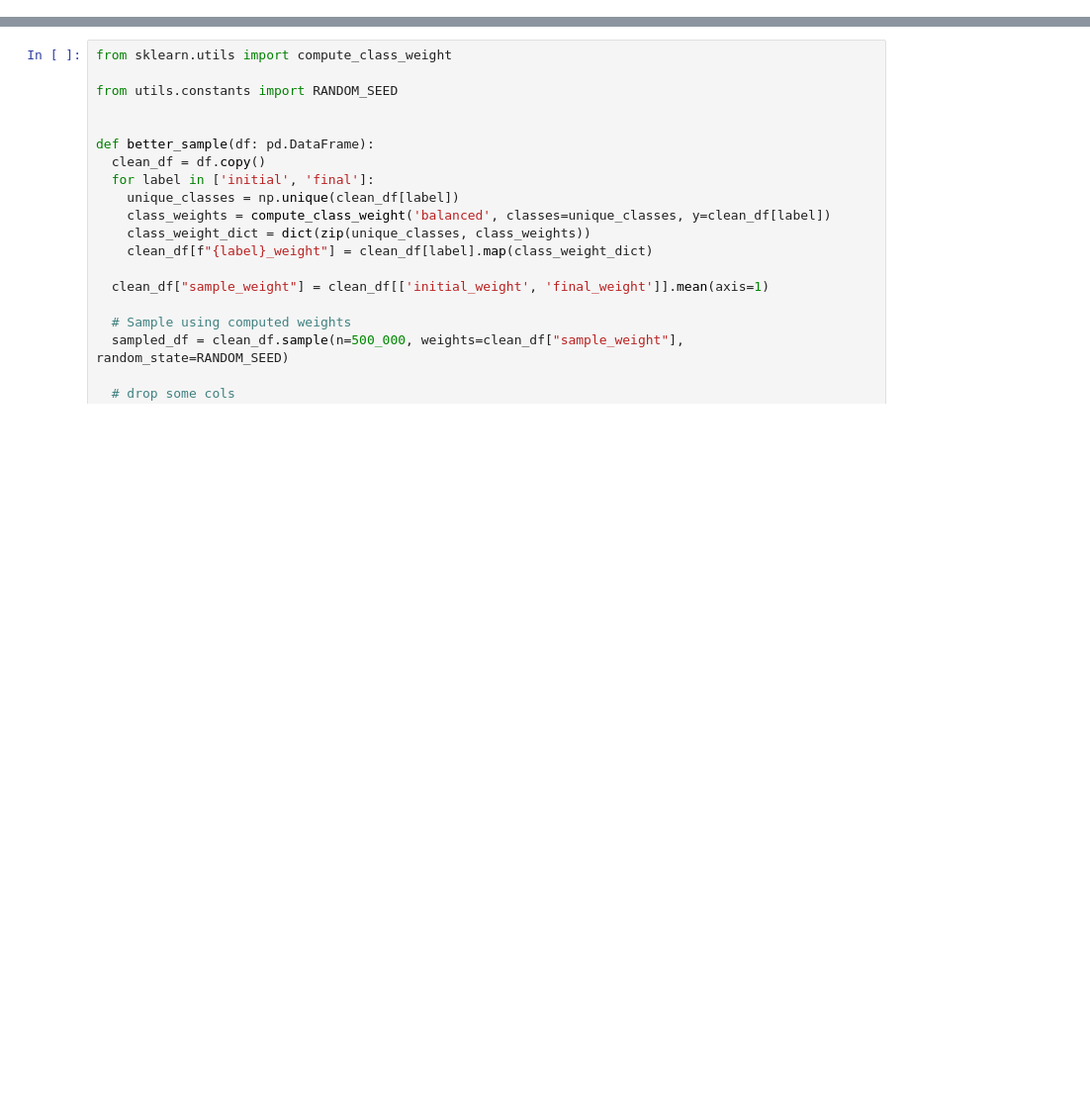
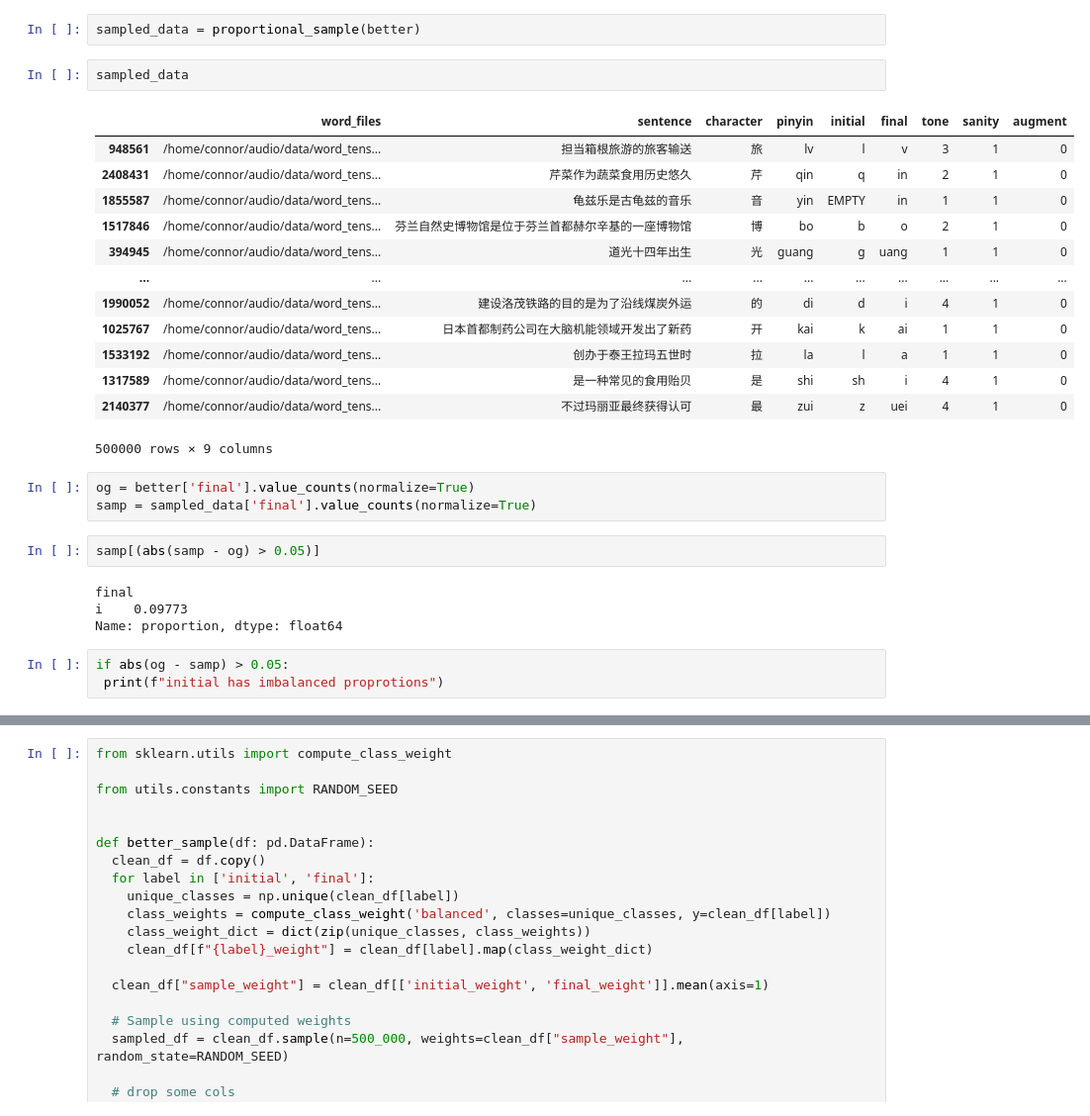
Before and after one commit to ConnorBar/audio, a Jupyter notebook: sampling-proportion.ipynb, the cells around one changed output, grey strips where cells are left out. Shown at 99% size. Cells and saved outputs as stored; diff of their text form; blank space fills up the shorter version.

```diff
--- a/sampling-proportion.ipynb
+++ b/sampling-proportion.ipynb
@@ -95,0 +169,30 @@ clean_better = better[better.apply(lambda x: is_valid_pinyin(x['initial'], x['fi
+# %%
+sampled_data = proportional_sample(better)
+# %%
+sampled_data
+# %% [output]
+|  | word_files | sentence | character | pinyin | initial | final | tone | sanity | augment |
+| 948561 | /home/connor/audio/data/word_tens... | 担当箱根旅游的旅客输送 | 旅 | lv | l | v | 3 | 1 | 0 |
+| 2408431 | /home/connor/audio/data/word_tens... | 芹菜作为蔬菜食用历史悠久 | 芹 | qin | q | in | 2 | 1 | 0 |
+| 1855587 | /home/connor/audio/data/word_tens... | 龟兹乐是古龟兹的音乐 | 音 | yin | EMPTY | in | 1 | 1 | 0 |
+| 1517846 | /home/connor/audio/data/word_tens... | 芬兰自然史博物馆是位于芬兰首都赫尔辛基的一座博物馆 | 博 | bo | b | o | 2 | 1 | 0 |
+| 394945 | /home/connor/audio/data/word_tens... | 道光十四年出生 | 光 | guang | g | uang | 1 | 1 | 0 |
+| ... | ... | ... | ... | ... | ... | ... | ... | ... | ... |
+| 1990052 | /home/connor/audio/data/word_tens... | 建设洛茂铁路的目的是为了沿线煤炭外运 | 的 | di | d | i | 4 | 1 | 0 |
+| 1025767 | /home/connor/audio/data/word_tens... | 日本首都制药公司在大脑机能领域开发出了新药 | 开 | kai | k | ai | 1 | 1 | 0 |
+| 1533192 | /home/connor/audio/data/word_tens... | 创办于泰王拉玛五世时 | 拉 | la | l | a | 1 | 1 | 0 |
+| 1317589 | /home/connor/audio/data/word_tens... | 是一种常见的食用贻贝 | 是 | shi | sh | i | 4 | 1 | 0 |
+| 2140377 | /home/connor/audio/data/word_tens... | 不过玛丽亚最终获得认可 | 最 | zui | z | uei | 4 | 1 | 0 |
+500000 rows × 9 columns
+# %%
+og = better['final'].value_counts(normalize=True)
+samp = sampled_data['final'].value_counts(normalize=True)
+# %%
+samp[(abs(samp - og) > 0.05)]
+# %% [output]
+final
+i    0.09773
+Name: proportion, dtype: float64
+# %%
+if abs(og - samp) > 0.05:
+ print(f"initial has imbalanced proprotions")
```
Also changed, not shown: parts of 34 cells of this notebook, 5 other files.
